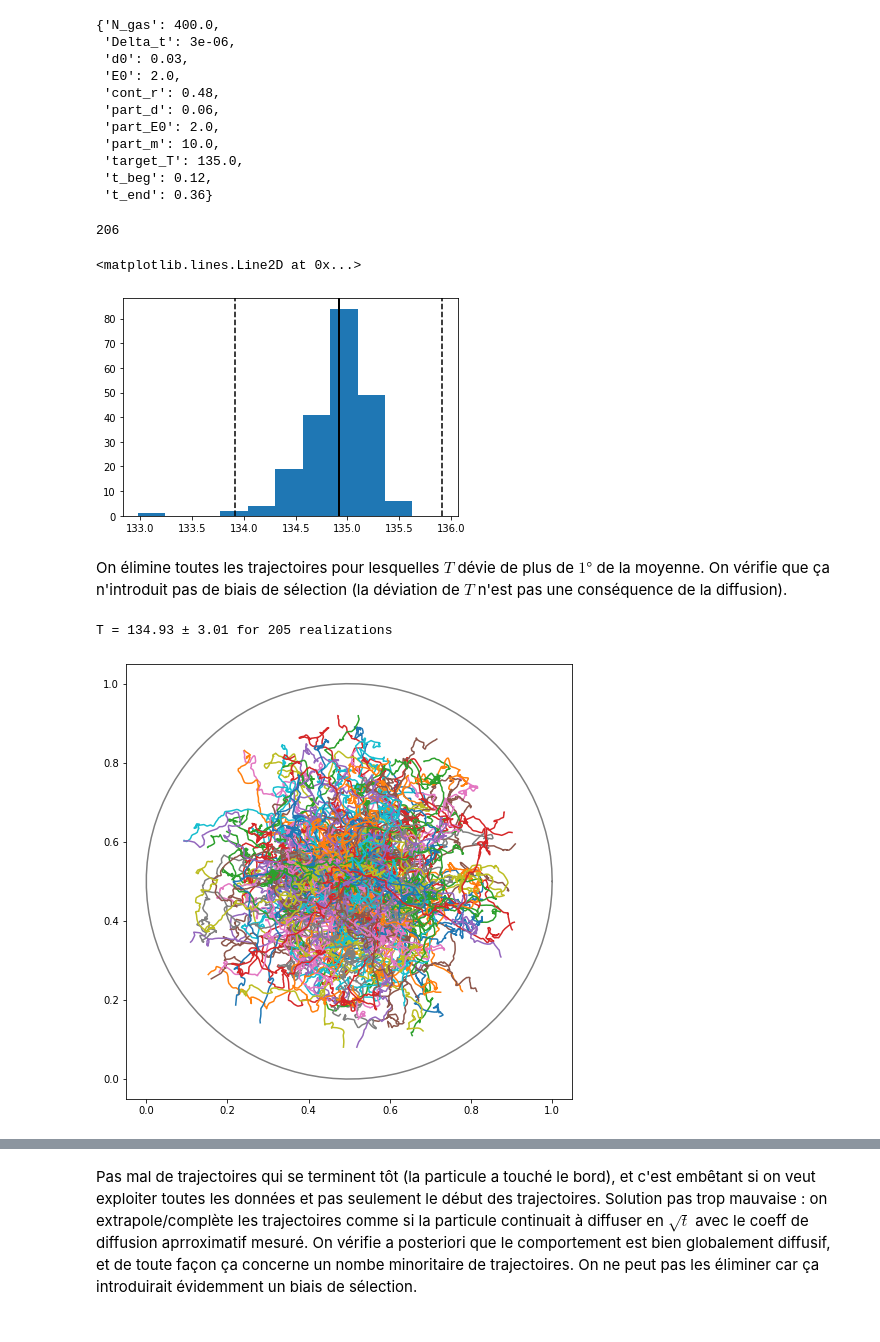
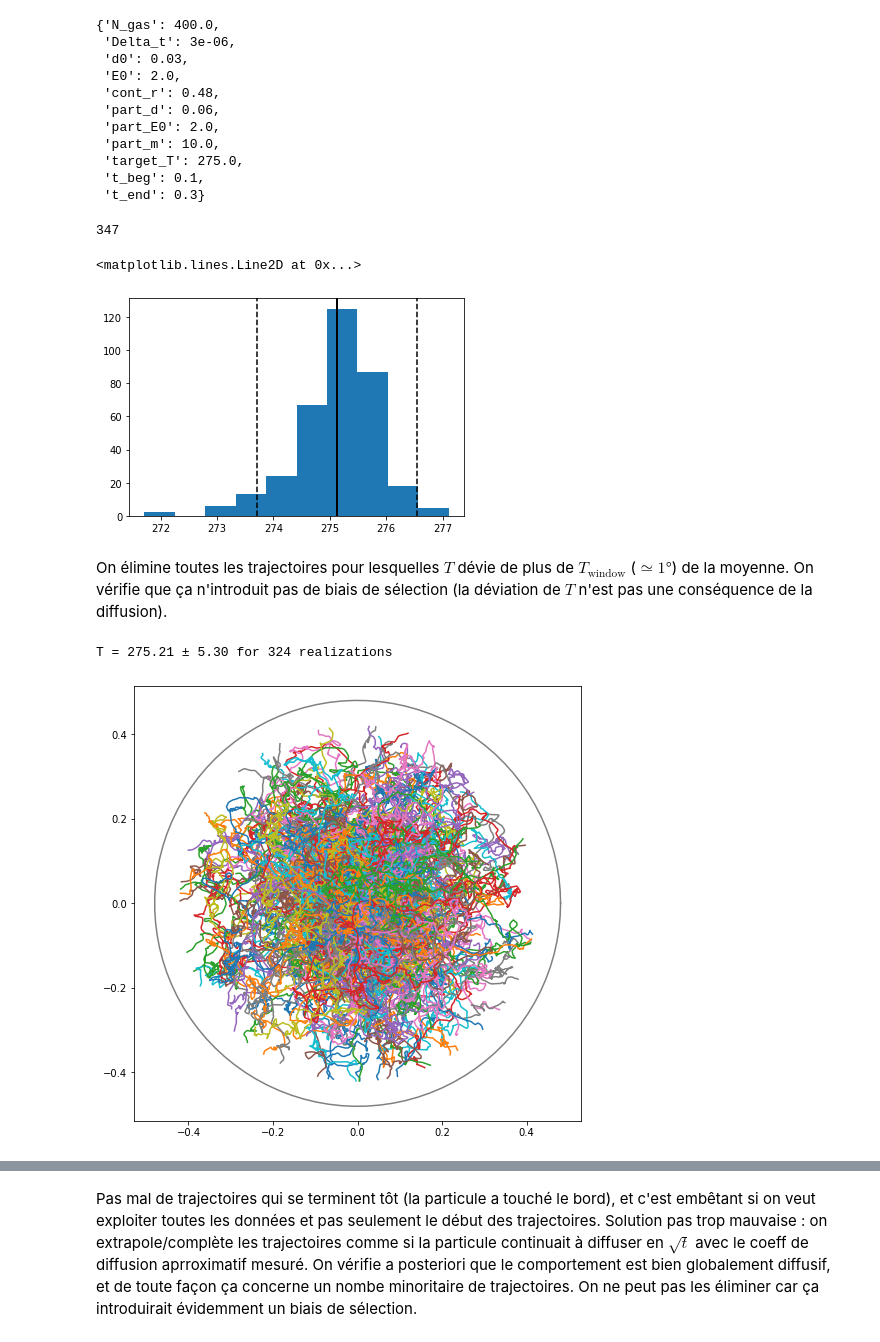
Before and after one commit to xif-fr/BrownianMotion, a Jupyter notebook: diffus_analysis.ipynb, the cells around one changed output, grey strips where cells are left out. Cells and saved outputs as stored; diff of their text form; code cells hidden in the pictures.

```diff
--- a/diffus_analysis.ipynb
+++ b/diffus_analysis.ipynb
@@ -7,5 +9,5 @@ import scipy.optimize
 # %%
-path = "/Users/xif/Desktop/Code/BrownianMotion/results_diffus_3"
+path = "results_diffus_7"
 
 df = pd.read_csv(path+"/params.csv", sep=',', header=None)
 df = df.set_index(0).T
@@ -22,9 +24,9 @@ params
  'part_d': 0.06,
  'part_E0': 2.0,
  'part_m': 10.0,
- 'target_T': 135.0,
- 't_beg': 0.12,
- 't_end': 0.36}
+ 'target_T': 275.0,
+ 't_beg': 0.1,
+ 't_end': 0.3}
 # %%
 realizations = []
 for file in os.listdir(path):
@@ -38,11 +40,12 @@ for file in os.listdir(path):
         df = df.set_index(0).T
         d['T'] = df['T'][1]
         d['T_std'] = df['T_std'][1]
+        d['path'] = itempath
         realizations.append(d)
 
 len(realizations)
 # %% [output]
-206
+347
 # %%
 T = []
 for rea in realizations:
@@ -51,14 +54,14 @@ T = np.array(T)
 T_mean = np.mean(T)
 plt.hist(T)
 plt.axvline(x = T_mean, color='black', lw=2)
-T_window = 1
+T_window = 1.8*T_mean/350
 plt.axvline(x = T_mean+T_window, linestyle='--', color='black')
 plt.axvline(x = T_mean-T_window, linestyle='--', color='black')
 # %% [output]
 <matplotlib.lines.Line2D at 0x...>
-[figure, old version]
+[figure, new version]
 # %% [markdown]
-On élimine toutes les trajectoires pour lesquelles $T$ dévie de plus de $1°$ de la moyenne. On vérifie que ça n'introduit pas de biais de sélection (la déviation de $T$ n'est pas une conséquence de la diffusion).
+On élimine toutes les trajectoires pour lesquelles $T$ dévie de plus de $T_\text{window}$ ($\simeq 1°$) de la moyenne. On vérifie que ça n'introduit pas de biais de sélection (la déviation de $T$ n'est pas une conséquence de la diffusion).
 # %%
 rea_sel = []
 T_sel = []
@@ -73,16 +76,17 @@ T_mean = np.mean(T_sel)
 T_err = T_window + np.mean(T_std)
 print("T = {:.2f} ± {:.2f} for {} realizations".format(T_mean,T_err,len(realizations)))
 # %% [output]
-T = 134.93 ± 3.01 for 205 realizations
+T = 275.21 ± 5.30 for 324 realizations
 # %%
 plt.figure(figsize=(8,8))
 for rea in realizations:
-    plt.plot(rea['x'], rea['y'])
+    plt.plot(rea['x']-0.5, rea['y']-0.5)
 u = np.linspace(0,2*np.pi,100)
-plt.plot((1+np.cos(u))/2,(1+np.sin(u))/2, color='grey')
+plt.plot(params['cont_r']*np.cos(u), params['cont_r']*np.sin(u), color='grey')
+plt.axis('equal')
 plt.savefig(path+"/spaghettis.pdf")
 # %% [output]
-[figure, old version]
+[figure, new version]
 # %%
 t_end = []
 for rea in realizations:
```
Also changed, not shown: parts of 15 cells of this notebook, 1 other file.
